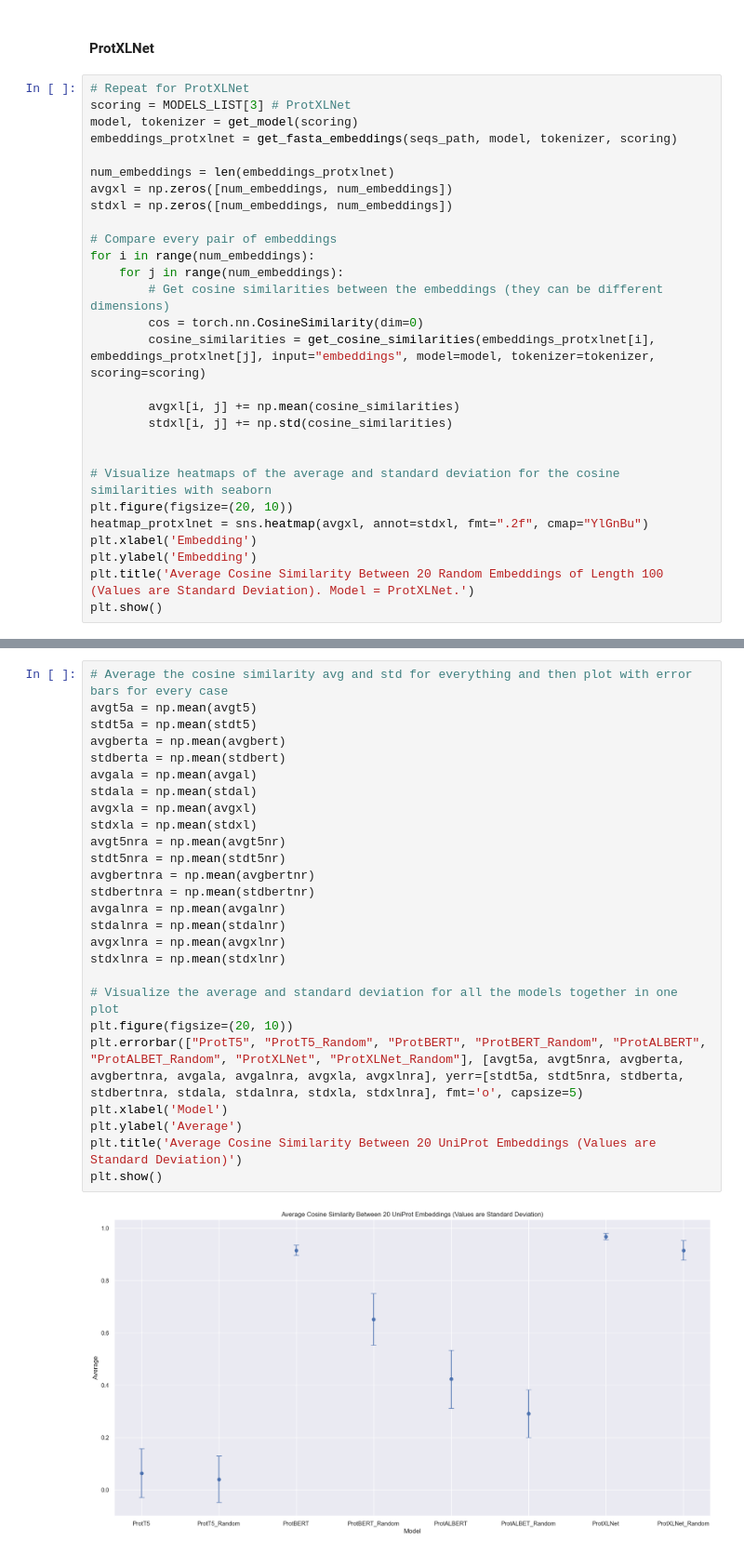
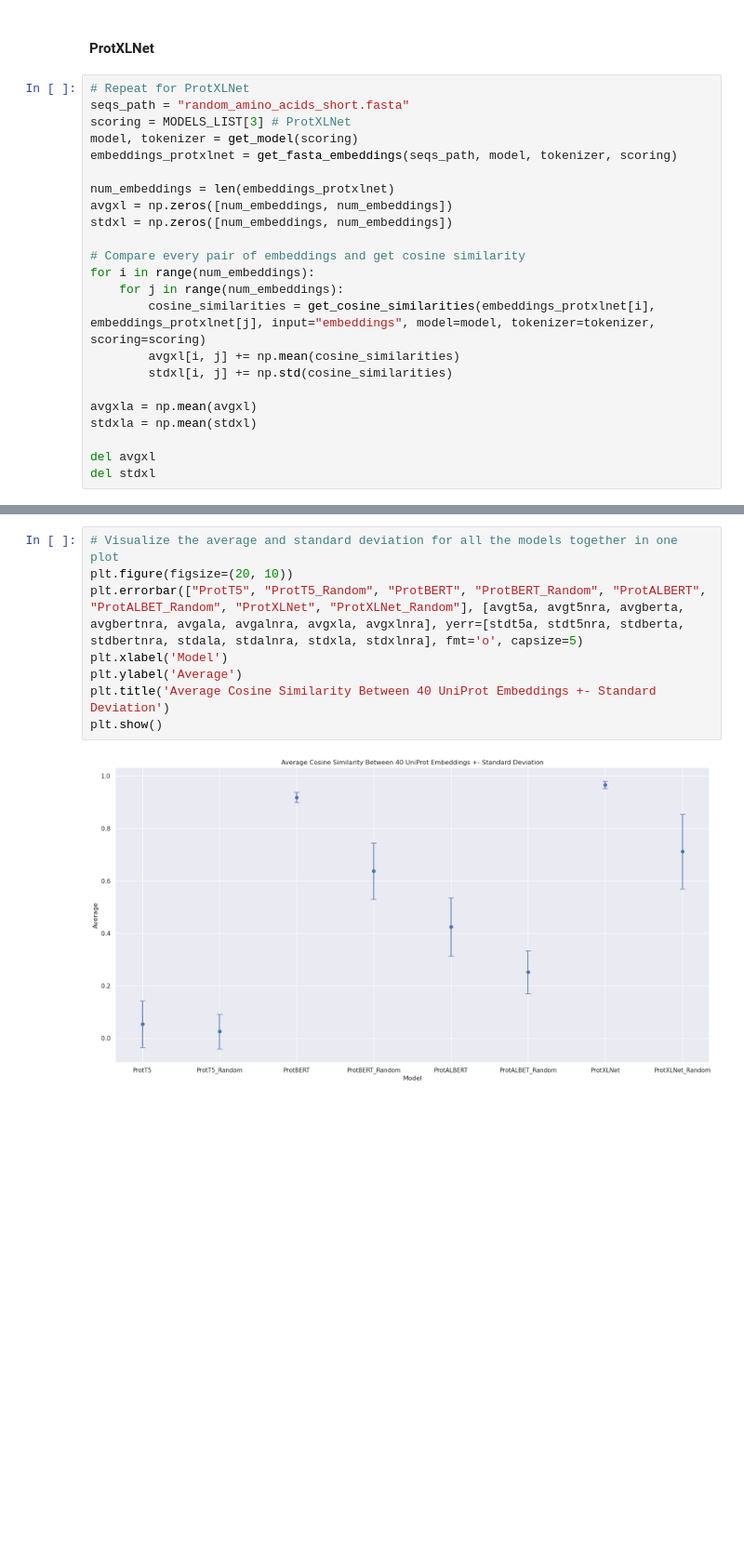
Before and after one commit to rgavigan/e-score, a Jupyter notebook: src/e-score.ipynb, the cells around one changed output, grey strips where cells are left out. Shown: that part at 93% size. Drawn from its saved outputs; the diff is of its cells as text; blank space fills up the shorter version.

```diff
--- a/src/e-score.ipynb
+++ b/src/e-score.ipynb
@@ -980,6 +1040,7 @@ ProtAlbert
 #### ProtXLNet
 # %%
 # Repeat for ProtXLNet
+seqs_path = "random_amino_acids_short.fasta"
 scoring = MODELS_LIST[3] # ProtXLNet
 model, tokenizer = get_model(scoring)
 embeddings_protxlnet = get_fasta_embeddings(seqs_path, model, tokenizer, scoring)
@@ -988,24 +1049,18 @@ num_embeddings = len(embeddings_protxlnet)
 avgxl = np.zeros([num_embeddings, num_embeddings])
 stdxl = np.zeros([num_embeddings, num_embeddings])
 
-# Compare every pair of embeddings
+# Compare every pair of embeddings and get cosine similarity
 for i in range(num_embeddings):
     for j in range(num_embeddings):
-        # Get cosine similarities between the embeddings (they can be different dimensions)
-        cos = torch.nn.CosineSimilarity(dim=0)
         cosine_similarities = get_cosine_similarities(embeddings_protxlnet[i], embeddings_protxlnet[j], input="embeddings", model=model, tokenizer=tokenizer, scoring=scoring)
-
         avgxl[i, j] += np.mean(cosine_similarities)
         stdxl[i, j] += np.std(cosine_similarities)
 
+avgxla = np.mean(avgxl)
+stdxla = np.mean(stdxl)
 
-# Visualize heatmaps of the average and standard deviation for the cosine similarities with seaborn
-plt.figure(figsize=(20, 10))
-heatmap_protxlnet = sns.heatmap(avgxl, annot=stdxl, fmt=".2f", cmap="YlGnBu")
-plt.xlabel('Embedding')
-plt.ylabel('Embedding')
-plt.title('Average Cosine Similarity Between 20 Random Embeddings of Length 100 (Values are Standard Deviation). Model = ProtXLNet.')
-plt.show()
+del avgxl
+del stdxl
 # %% [output]
 Initializing ProtXLNet
 ProtXLNet
@@ -1158,28 +1090,10 @@ ProtXLNet
 # %%
-# Average the cosine similarity avg and std for everything and then plot with error bars for every case
-avgt5a = np.mean(avgt5)
-stdt5a = np.mean(stdt5)
-avgberta = np.mean(avgbert)
-stdberta = np.mean(stdbert)
-avgala = np.mean(avgal)
-stdala = np.mean(stdal)
-avgxla = np.mean(avgxl)
-stdxla = np.mean(stdxl)
-avgt5nra = np.mean(avgt5nr)
-stdt5nra = np.mean(stdt5nr)
-avgbertnra = np.mean(avgbertnr)
-stdbertnra = np.mean(stdbertnr)
-avgalnra = np.mean(avgalnr)
-stdalnra = np.mean(stdalnr)
-avgxlnra = np.mean(avgxlnr)
-stdxlnra = np.mean(stdxlnr)
-
 # Visualize the average and standard deviation for all the models together in one plot
 plt.figure(figsize=(20, 10))
 plt.errorbar(["ProtT5", "ProtT5_Random", "ProtBERT", "ProtBERT_Random", "ProtALBERT", "ProtALBET_Random", "ProtXLNet", "ProtXLNet_Random"], [avgt5a, avgt5nra, avgberta, avgbertnra, avgala, avgalnra, avgxla, avgxlnra], yerr=[stdt5a, stdt5nra, stdberta, stdbertnra, stdala, stdalnra, stdxla, stdxlnra], fmt='o', capsize=5)
 plt.xlabel('Model')
 plt.ylabel('Average')
-plt.title('Average Cosine Similarity Between 20 UniProt Embeddings (Values are Standard Deviation)')
+plt.title('Average Cosine Similarity Between 40 UniProt Embeddings +- Standard Deviation')
 plt.show()
 # %% [output]
-[figure, old version]
+[figure, new version]
```
Also changed, not shown: parts of 30 cells of this notebook, 19 other files.
